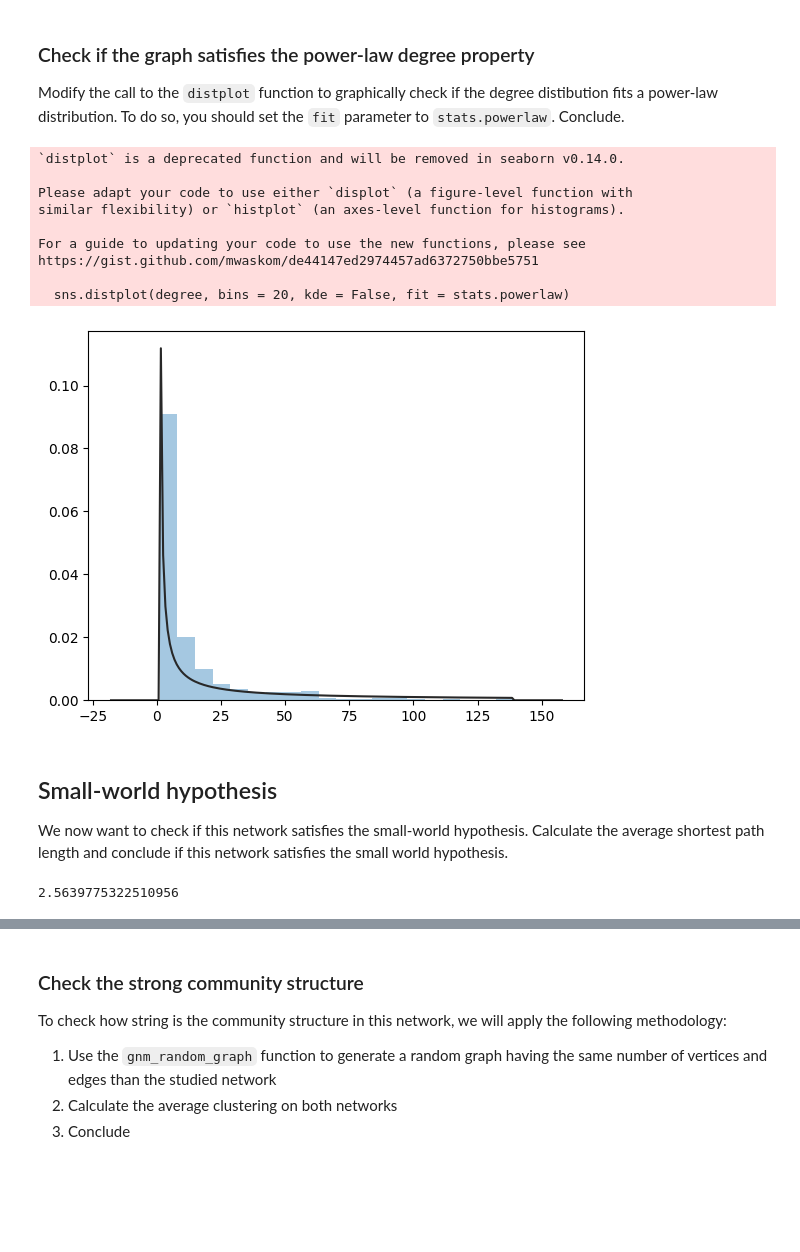
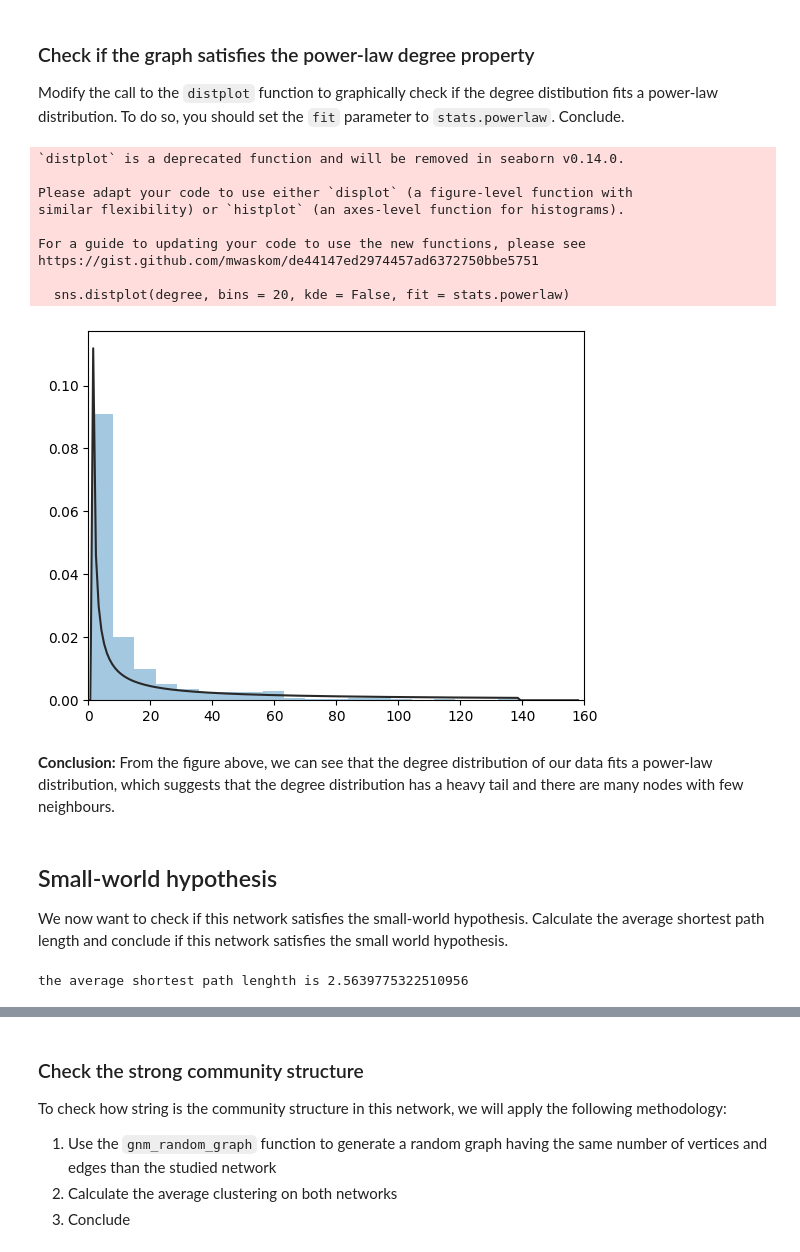
Before and after one commit to mianzha/Zhao_Mian_TSE, a Jupyter notebook: tp1_m2dsss.ipynb, the cells around one changed output, grey strips where cells are left out. Saved outputs shown, nothing was run; the diff lists cells and outputs as text; code cells hidden in the pictures; blank space fills up the shorter version.

```diff
--- a/tp1_m2dsss.ipynb
+++ b/tp1_m2dsss.ipynb
@@ -96,20 +87,22 @@ https://gist.github.com/mwaskom/de44147ed2974457ad6372750bbe5751
 Modify the call to the `distplot` function to graphically check if the degree distibution fits a power-law distribution. To do so, you should set the `fit` parameter to `stats.powerlaw`. Conclude.
 # %%
 fig, ax = plt.subplots(1, 1)
-
+ax.set_xlim(0,160)
 sns.distplot(degree, bins = 20, kde = False, fit = stats.powerlaw)
 plt.show()
 # %% [output]
 `distplot` is a deprecated function and will be removed in seaborn v0.14.0.
 
 Please adapt your code to use either `displot` (a figure-level function with
 similar flexibility) or `histplot` (an axes-level function for histograms).
 
 For a guide to updating your code to use the new functions, please see
 https://gist.github.com/mwaskom/de44147ed2974457ad6372750bbe5751
 
   sns.distplot(degree, bins = 20, kde = False, fit = stats.powerlaw)
-[figure, old version]
+[figure, new version]
+# %% [markdown]
+**Conclusion:** From the figure above, we can see that the degree distribution of our data fits a power-law distribution, which suggests that the degree distribution has a heavy tail and there are many nodes with few neighbours.
 # %% [markdown]
 ## Small-world hypothesis
 We now want to check if this network satisfies the small-world hypothesis. Calculate the average shortest path length and conclude if this network satisfies the small world hypothesis.
@@ -120,7 +113,7 @@ for i in range(len(node)-1):
     for j in range(i+1, len(node)):
         if nx.has_path(air_g, node[i], node[j]) == True:
             sp.append(nx.shortest_path_length(air_g, node[i], node[j]))
-# %%
-sum(sp)/len(sp)
-# %% [output]
-2.5639775322510956
+# %%
+print('the average shortest path lenghth is', sum(sp)/len(sp))
+# %% [output]
+the average shortest path lenghth is 2.5639775322510956
```
Also changed, not shown: parts of 19 cells of this notebook.
